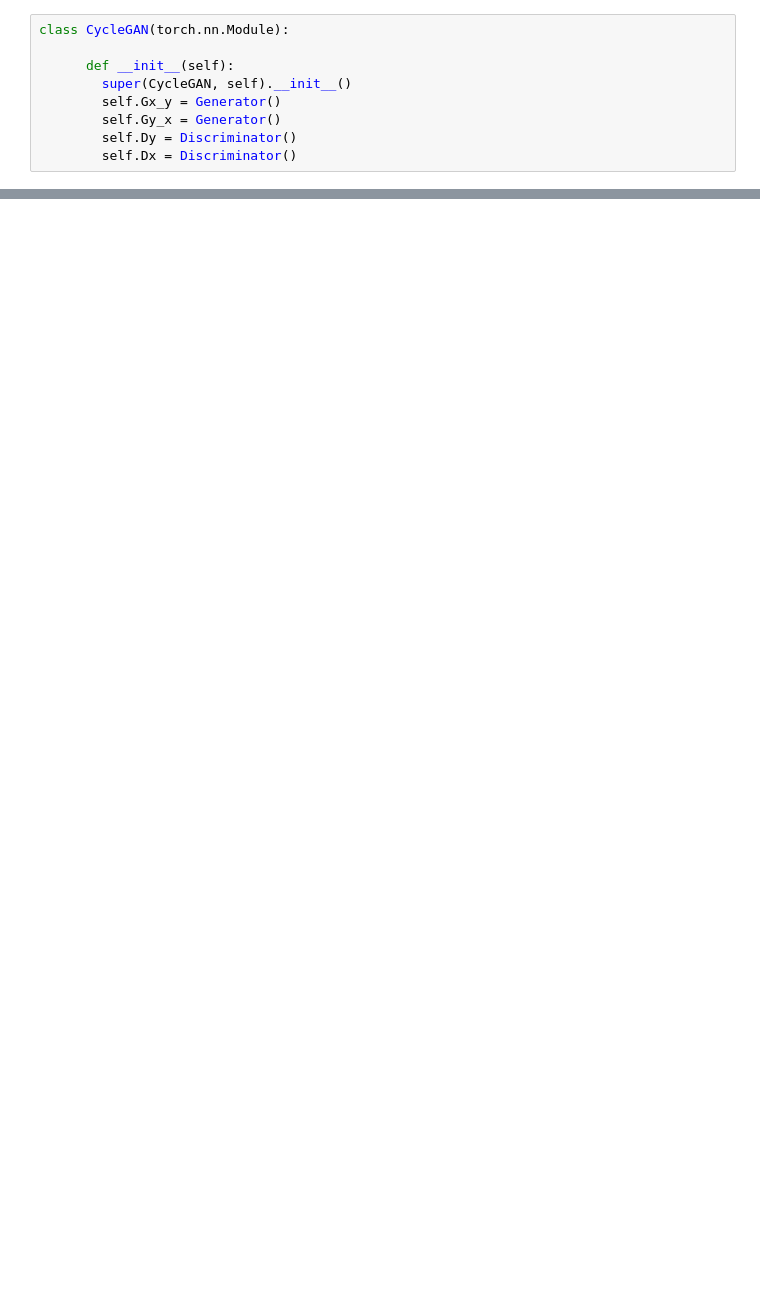
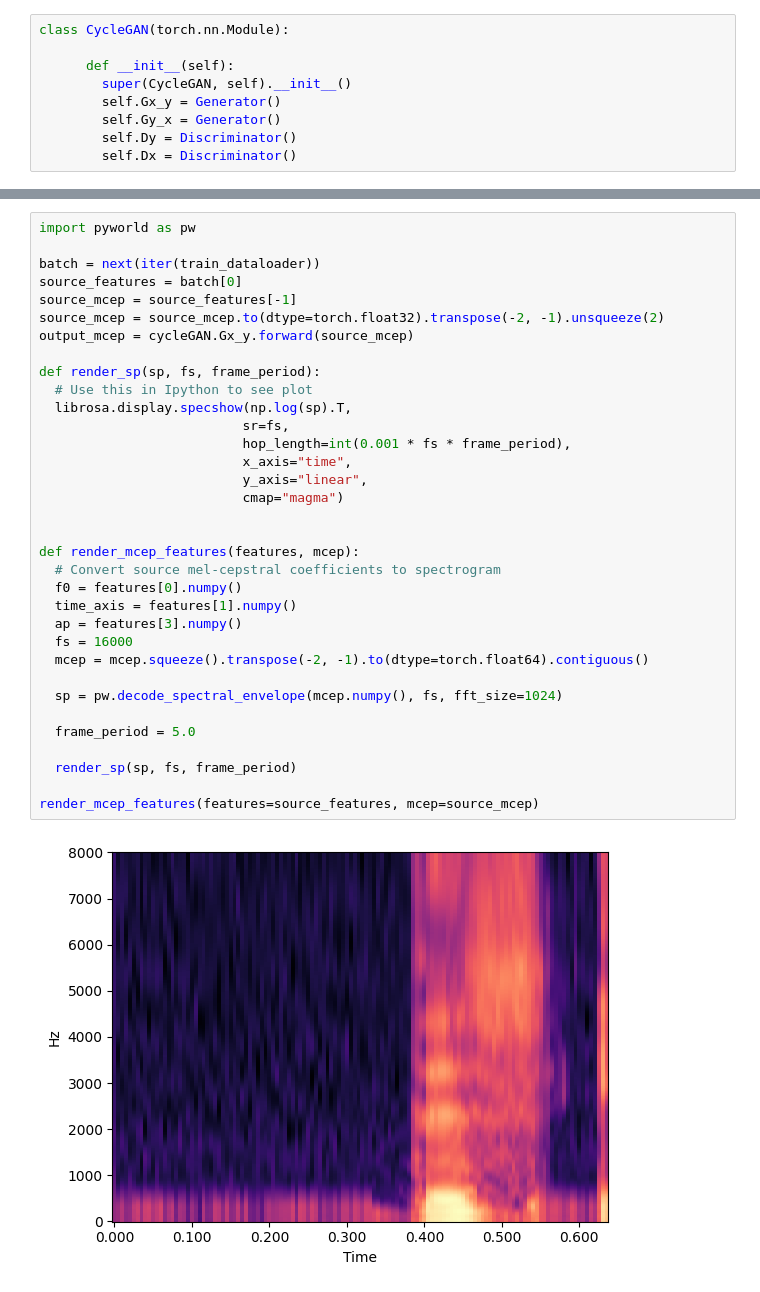
Before and after one commit to maratsubkhankulov/cyclegan-vc, a Jupyter notebook: src/notebook.ipynb, the cells around one changed output, grey strips where cells are left out. Cells and saved outputs as stored; diff of their text form; blank space fills up the shorter version.

```diff
--- a/src/notebook.ipynb
+++ b/src/notebook.ipynb
@@ -438,0 +472,36 @@ test_world()
+# %%
+import pyworld as pw
+
+batch = next(iter(train_dataloader))
+source_features = batch[0]
+source_mcep = source_features[-1]
+source_mcep = source_mcep.to(dtype=torch.float32).transpose(-2, -1).unsqueeze(2)
+output_mcep = cycleGAN.Gx_y.forward(source_mcep)
+
+def render_sp(sp, fs, frame_period):
+  # Use this in Ipython to see plot
+  librosa.display.specshow(np.log(sp).T,
+                          sr=fs,
+                          hop_length=int(0.001 * fs * frame_period),
+                          x_axis="time",
+                          y_axis="linear",
+                          cmap="magma")
+
+
+def render_mcep_features(features, mcep):
+  # Convert source mel-cepstral coefficients to spectrogram
+  f0 = features[0].numpy()
+  time_axis = features[1].numpy()
+  ap = features[3].numpy()
+  fs = 16000
+  mcep = mcep.squeeze().transpose(-2, -1).to(dtype=torch.float64).contiguous()
+
+  sp = pw.decode_spectral_envelope(mcep.numpy(), fs, fft_size=1024)
+
+  frame_period = 5.0
+
+  render_sp(sp, fs, frame_period)
+
+render_mcep_features(features=source_features, mcep=source_mcep)
+# %% [output]
+[figure, added]
```
Also changed, not shown: parts of 11 cells of this notebook, 4 other files.
